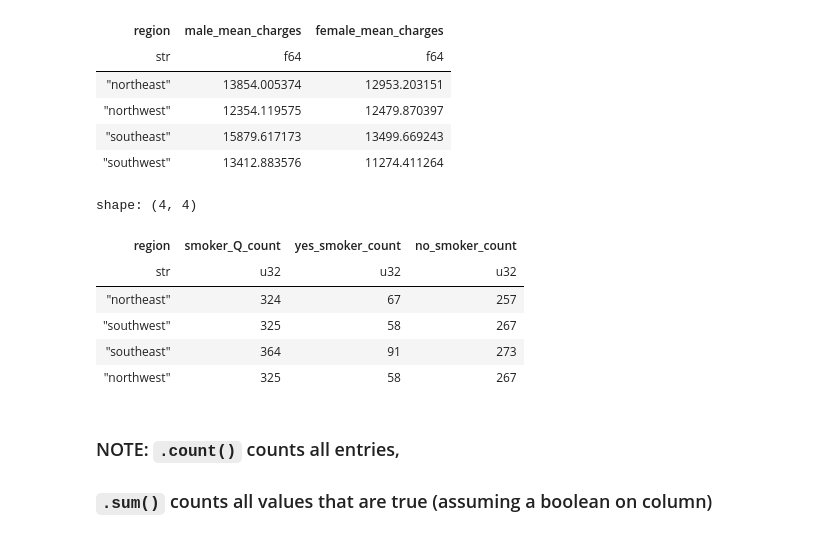
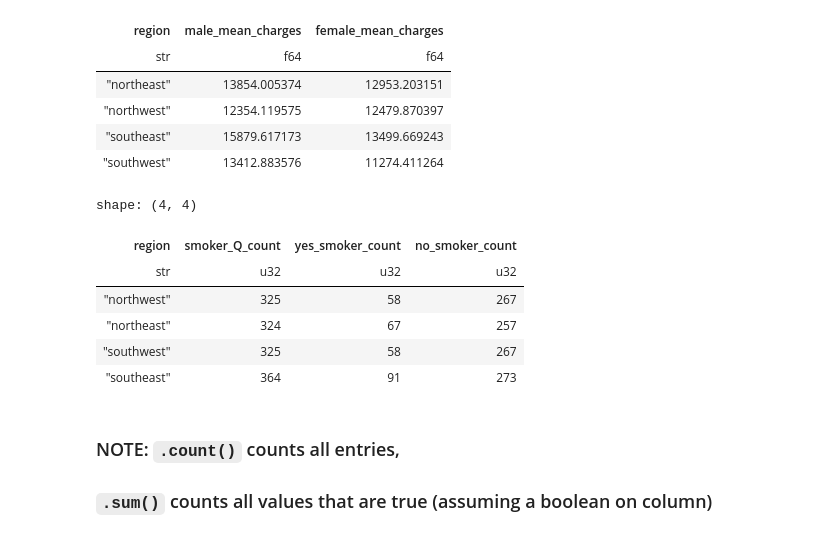
Before and after one commit to ethanmsl/polar-jupyter, a Jupyter notebook: notebooks/polars-local.ipynb, the cells around one changed output. Saved outputs shown, nothing was run; the diff lists cells and outputs as text; code cells hidden in the pictures.

```diff
--- a/notebooks/polars-local.ipynb
+++ b/notebooks/polars-local.ipynb
@@ -552,26 +571,26 @@ shape: (4, 3)
 | "southwest" | 13412.883576 | 11274.411264 |
 # %%
 q = (
-    pl.scan_csv("data/insurance.csv")
+    pl.scan_csv("../data/insurance.csv")
     .group_by(by="region")
     .agg(
         [
             pl.col("smoker").count().alias("smoker_Q_count"),
             (pl.col("smoker") == "yes").sum().alias("yes_smoker_count"),
             (pl.col("smoker") == "no").sum().alias("no_smoker_count"),
         ],
     )
 )
 
 q.collect()
 # %% [output]
 shape: (4, 4)
 | region | smoker_Q_count | yes_smoker_count | no_smoker_count |
 | str | u32 | u32 | u32 |
+| "northwest" | 325 | 58 | 267 |
 | "northeast" | 324 | 67 | 257 |
 | "southwest" | 325 | 58 | 267 |
 | "southeast" | 364 | 91 | 273 |
-| "northwest" | 325 | 58 | 267 |
 # %% [markdown]
 ### NOTE: `.count()` counts all entries,
 ###       `.sum()` counts all values that are true (assuming a boolean on column)
```
Also changed, not shown: parts of 15 cells of this notebook, 1 other file.
